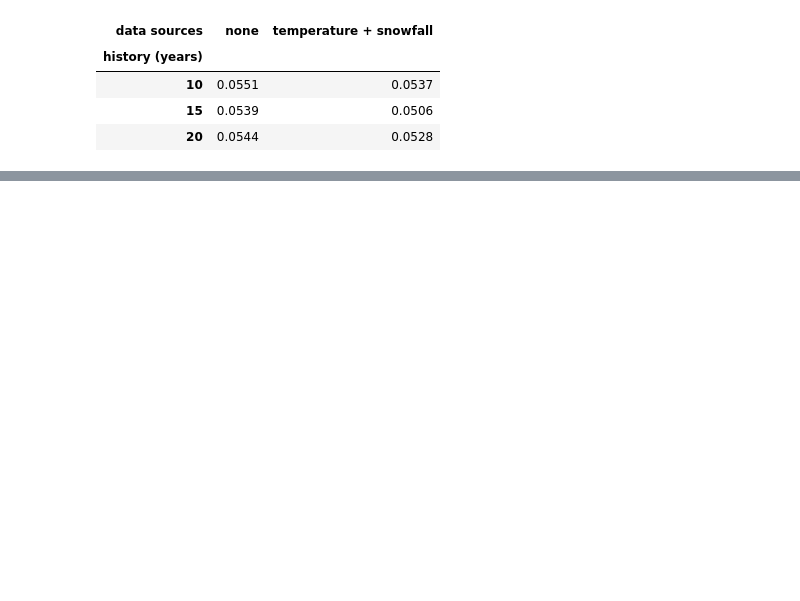
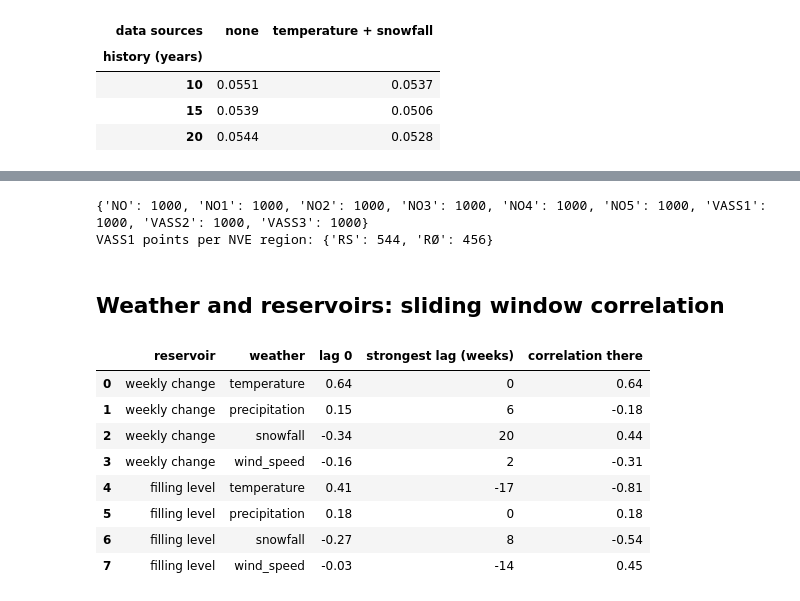
Before and after one commit to Knutis1/IND320_Application, a Jupyter notebook: App/notebooks/Task4.ipynb, the cells around one changed output, grey strips where cells are left out. Saved outputs shown, nothing was run; the diff lists cells and outputs as text; code cells hidden in the pictures; blank space fills up the shorter version.

Commit message:
Part 4 finished: notebook, PDF, app

```diff
--- a/App/notebooks/Task4.ipynb
+++ b/App/notebooks/Task4.ipynb
@@ -491,0 +594,57 @@ display(pd.DataFrame(rows).pivot(index="history (years)", columns="data sources"
+# %%
+# Fix of a bug from Part 3: the region codes in NVE_Region contain "Ø" (RØ),
+# which was read with the wrong text encoding. RØ was then not matched to VASS1,
+# so all 1000 VASS1 points ended up in RS only. With encoding="utf-8" (above)
+# VASS1 = RS + RØ, and its points are sampled again here, in the same way as in
+# Part 3: uniformly by area in UTM coordinates, with a fixed seed.
+POINTS_FILE = Path("../data/sample_points.csv")
+points = pd.read_csv(POINTS_FILE)
+
+vass1 = vass[vass["area_number"] == 1]                     # UTM, not simplified
+new = (vass1.sample_points(size=1000, rng=42)
+            .explode(index_parts=False)                    # MultiPoint -> points
+            .to_crs(4326))
+new_points = pd.DataFrame({"region_id": "VASS1", "area_type": "VASS",
+                           "lon": new.x.round(4).to_numpy(), "lat": new.y.round(4).to_numpy()})
+
+points = pd.concat([points[points["region_id"] != "VASS1"], new_points], ignore_index=True)
+points.to_csv(POINTS_FILE, index=False)
+
+# Check: in which NVE regions do the new VASS1 points lie?
+check = gpd.sjoin(gpd.GeoDataFrame(new_points, crs=4326,
+                                   geometry=gpd.points_from_xy(new_points["lon"], new_points["lat"])),
+                  regions.to_crs(4326)[["REGION", "geometry"]])
+print(points.groupby("region_id").size().to_dict())
+print("VASS1 points per NVE region:", check["REGION"].value_counts().to_dict())
+# %% [output]
+{'NO': 1000, 'NO1': 1000, 'NO2': 1000, 'NO3': 1000, 'NO4': 1000, 'NO5': 1000, 'VASS1': 1000, 'VASS2': 1000, 'VASS3': 1000}
+VASS1 points per NVE region: {'RS': 544, 'RØ': 456}
+# %% [markdown]
+## Weather and reservoirs: sliding window correlation
+# %%
+sys.path.insert(0, "..")        # so modules.analysis can be imported the same way as in the app
+from modules.analysis import lag_scan, sliding_window_correlation
+
+# Weekly filling level for NO3 from 2010 (same period as the weather) and its weekly change
+fill_weekly = fill_no3.asfreq("W-SUN").interpolate().loc["2010":]
+reservoir = {"weekly change": fill_weekly.diff(), "filling level": fill_weekly}
+
+# For each pair: correlation with no lag, and the lag (-26..26 weeks) with the strongest correlation
+rows = []
+for res_name, res in reservoir.items():
+    for var in weather_weekly.columns:
+        scan = lag_scan(weather_weekly[var], res)
+        best = scan.abs().idxmax()
+        rows.append({"reservoir": res_name, "weather": var, "lag 0": round(scan[0], 2),
+                     "strongest lag (weeks)": best, "correlation there": round(scan[best], 2)})
+display(pd.DataFrame(rows))
+# %% [output]
+|  | reservoir | weather | lag 0 | strongest lag (weeks) | correlation there |
+| 0 | weekly change | temperature | 0.64 | 0 | 0.64 |
+| 1 | weekly change | precipitation | 0.15 | 6 | -0.18 |
+| 2 | weekly change | snowfall | -0.34 | 20 | 0.44 |
+| 3 | weekly change | wind_speed | -0.16 | 2 | -0.31 |
+| 4 | filling level | temperature | 0.41 | -17 | -0.81 |
+| 5 | filling level | precipitation | 0.18 | 0 | 0.18 |
+| 6 | filling level | snowfall | -0.27 | 8 | -0.54 |
+| 7 | filling level | wind_speed | -0.03 | -14 | 0.45 |
```
Also changed, not shown: parts of 29 cells of this notebook, 17 other files.
